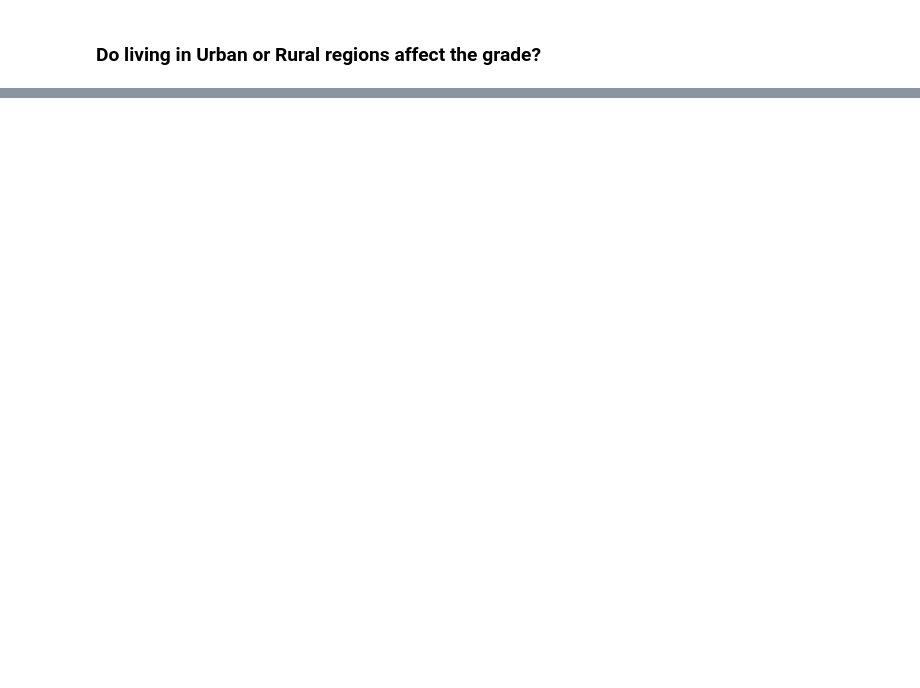
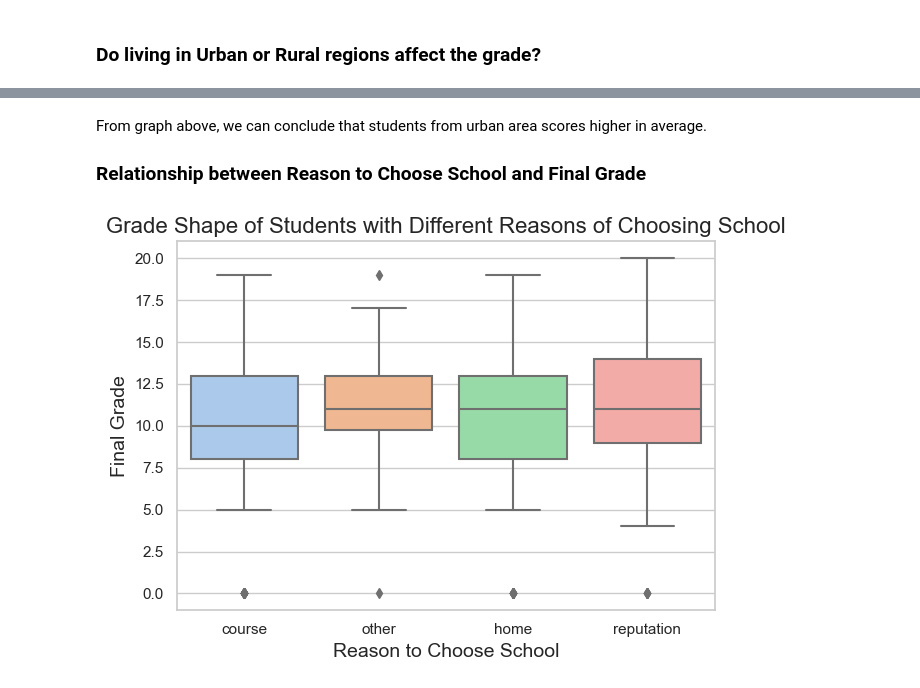
Before and after one commit to AndyWeasley2004/DS-ML-Study-Notes, a Jupyter notebook: ML study & projects/student grade prediction/student_grade_pred.ipynb, the cells around one changed output, grey strips where cells are left out. Saved outputs shown, nothing was run; the diff lists cells and outputs as text; code cells hidden in the pictures; blank space fills up the shorter version.

```diff
--- a/ML study & projects/student grade prediction/student_grade_pred.ipynb
+++ b/ML study & projects/student grade prediction/student_grade_pred.ipynb
@@ -278,0 +314,14 @@ plt.show()
+# %% [markdown]
+From graph above, we can conclude that students from urban area scores higher in average.
+
+### Relationship between Reason to Choose School and Final Grade
+# %%
+sns.boxplot(x=df['reason'], y=df['G3'], palette='pastel')
+
+plt.title('Grade Shape of Students with Different Reasons of Choosing School', fontsize=16)
+plt.xlabel('Reason to Choose School', fontsize=14)
+plt.ylabel('Final Grade', fontsize=14)
+plt.tight_layout()
+plt.show()
+# %% [output]
+[figure, added]
```
Also changed, not shown: parts of 11 cells of this notebook.
